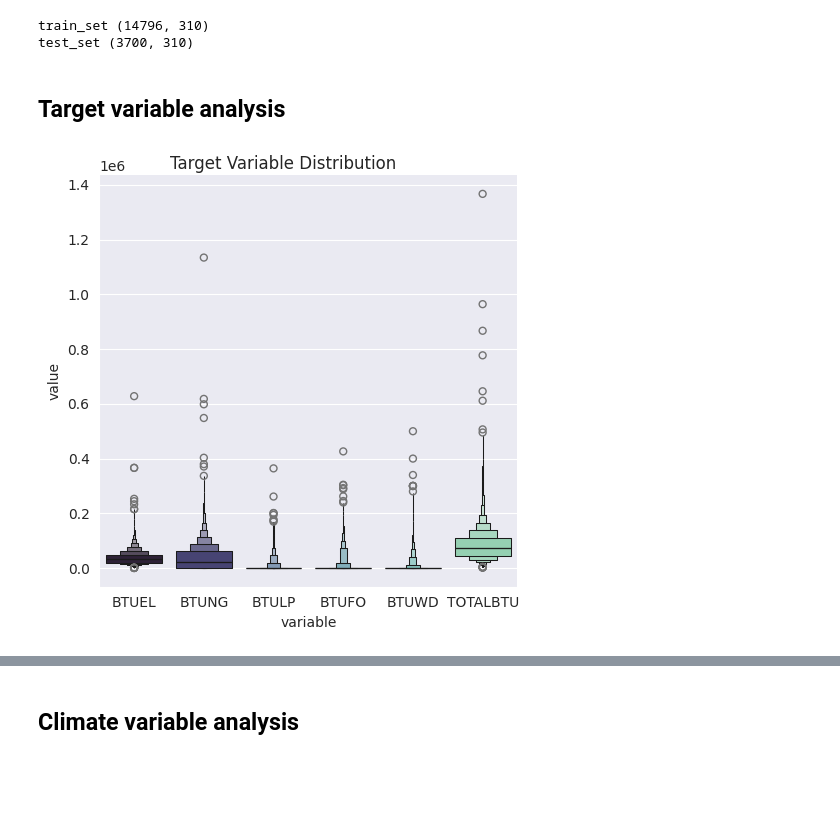
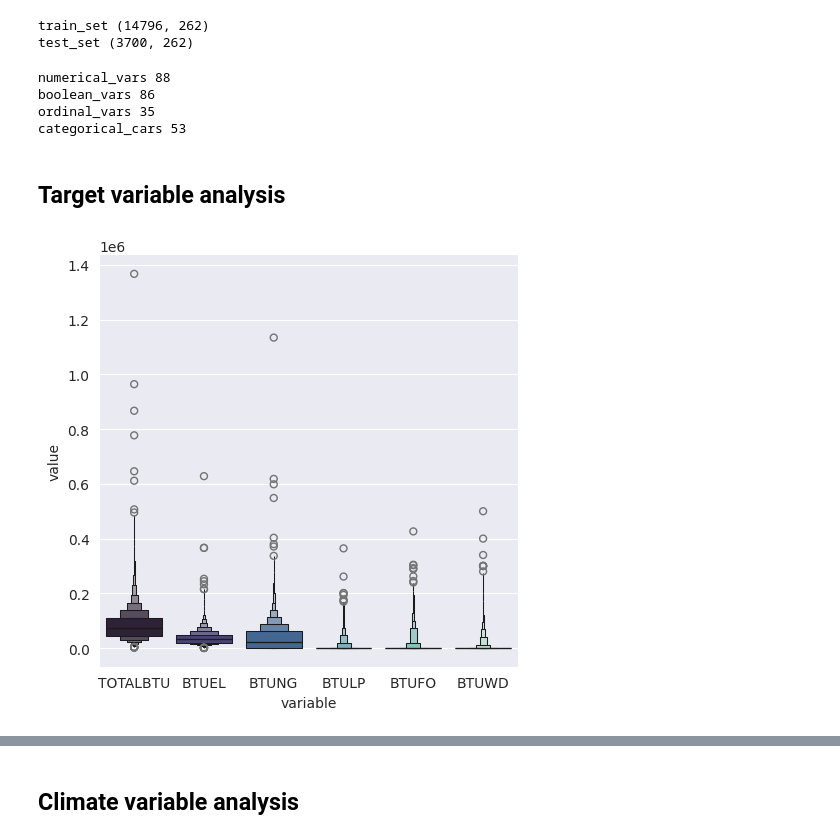
Before and after one commit to jon-codes/c964-model, a Jupyter notebook: exploratory.ipynb, the cells around one changed output, grey strips where cells are left out. Cells and saved outputs as stored; diff of their text form; code cells hidden in the pictures; blank space fills up the shorter version.

```diff
--- a/exploratory.ipynb
+++ b/exploratory.ipynb
@@ -54,0 +17,3 @@ responses.head()
+# %%
+meta = pd.read_csv('./data/meta.csv')
+meta.head()
@@ -55,22 +27,42 @@ responses.head()
 # %%
 from sklearn.model_selection import train_test_split
 
-train_set, test_set = train_test_split(responses, test_size=0.2, random_state=42)
+data = pd.read_csv('./data/recs2020_public_v5.csv', usecols=meta['variable'], na_values=['-2'])
+
+train_set, test_set = train_test_split(data, test_size=0.2, random_state=42)
 
 # use the training set for further analysis
 households = train_set.copy()
 print('train_set', train_set.shape)
 print('test_set', test_set.shape)
 # %% [output]
-train_set (14796, 310)
-test_set (3700, 310)
+train_set (14796, 262)
+test_set (3700, 262)
+# %%
+numerical_vars = meta.query("`kind` == 'numerical'")['variable'].tolist()
+boolean_vars = meta.query("`kind` == 'boolean'")['variable'].tolist()
+ordinal_vars = meta.query("`kind` == 'ordinal'")['variable'].tolist()
+categorical_vars = meta.query("`kind` == 'categorical'")['variable'].tolist()
+
+print('numerical_vars', len(numerical_vars))
+print('boolean_vars', len(boolean_vars))
+print('ordinal_vars', len(ordinal_vars))
+print('categorical_cars', len(categorical_vars))
+
+to_impute = ['TEMPHOME', 'TEMPGONE', 'TEMPNITE', 'TEMPHOMEAC', 'TEMPGONEAC', 'TEMPNITEAC']
+# %% [output]
+numerical_vars 88
+boolean_vars 86
+ordinal_vars 35
+categorical_cars 53
 # %% [markdown]
 ## Target variable analysis
 # %%
-melted = households[target_cols].melt()
+target_vars = meta.query("`section` == 'End-use Model'")['variable'].tolist()
+
+melted = households[target_vars].melt()
 g = sns.catplot(data=melted, x='variable', y='value', hue='variable', legend=False, kind='boxen')
-g.fig.suptitle('Target Variable Distribution')
 plt.show()
 # %% [output]
-[figure, old version]
+[figure, new version]
 # %%
```
Also changed, not shown: parts of 27 cells of this notebook, 4 other files.
